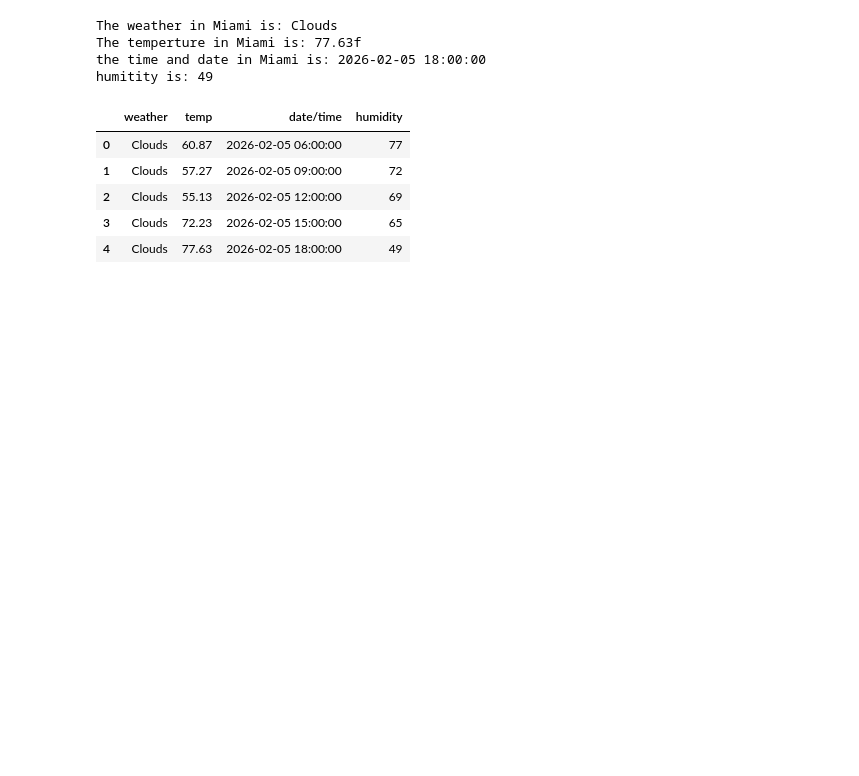
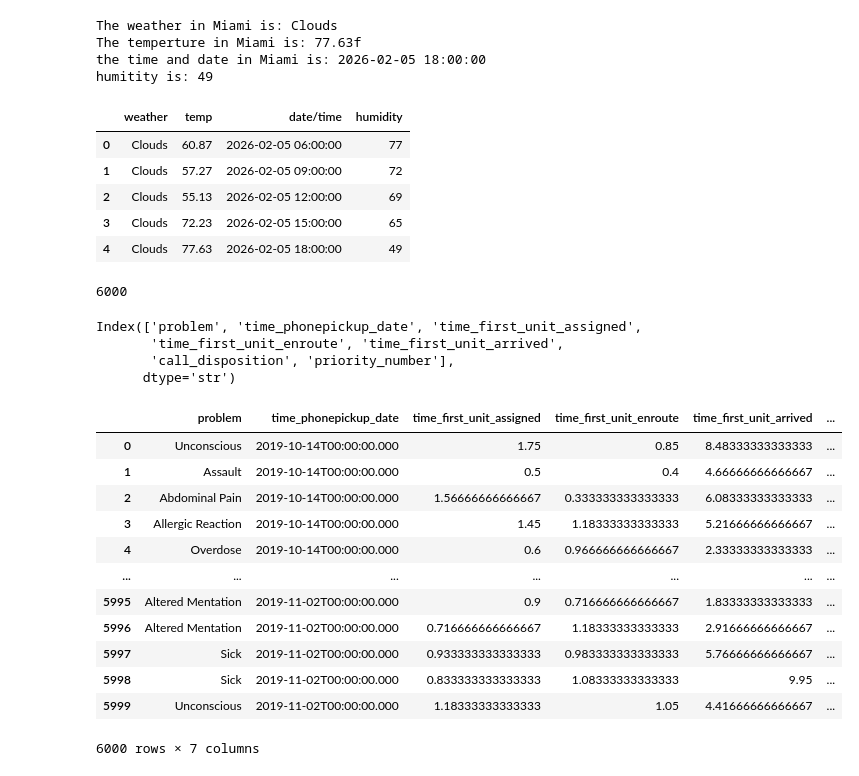
Before and after one commit to aetabid/practice_final, a Jupyter notebook: src/explore.ipynb, the cells around one changed output. Saved outputs shown, nothing was run; the diff lists cells and outputs as text; code cells hidden in the pictures; blank space fills up the shorter version.

```diff
--- a/src/explore.ipynb
+++ b/src/explore.ipynb
@@ -169,3 +236,34 @@ main_df.head()
 | 2 | Clouds | 55.13 | 2026-02-05 12:00:00 | 69 |
 | 3 | Clouds | 72.23 | 2026-02-05 15:00:00 | 65 |
 | 4 | Clouds | 77.63 | 2026-02-05 18:00:00 | 49 |
+# %%
+url = "https://data.austintexas.gov/resource/8mwi-dpdp.json"
+response = requests.get(url, params={"$limit": 6000})
+data = response.json()
+# %%
+df = pd.DataFrame(data)
+# %%
+print(len(df))
+df.columns
+# %% [output]
+6000
+Index(['problem', 'time_phonepickup_date', 'time_first_unit_assigned',
+       'time_first_unit_enroute', 'time_first_unit_arrived',
+       'call_disposition', 'priority_number'],
+      dtype='str')
+# %%
+df
+# %% [output]
+|  | problem | time_phonepickup_date | time_first_unit_assigned | time_first_unit_enroute | time_first_unit_arrived | ... |
+| 0 | Unconscious | 2019-10-14T00:00:00.000 | 1.75 | 0.85 | 8.48333333333333 | ... |
+| 1 | Assault | 2019-10-14T00:00:00.000 | 0.5 | 0.4 | 4.66666666666667 | ... |
+| 2 | Abdominal Pain | 2019-10-14T00:00:00.000 | 1.56666666666667 | 0.333333333333333 | 6.08333333333333 | ... |
+| 3 | Allergic Reaction | 2019-10-14T00:00:00.000 | 1.45 | 1.18333333333333 | 5.21666666666667 | ... |
+| 4 | Overdose | 2019-10-14T00:00:00.000 | 0.6 | 0.966666666666667 | 2.33333333333333 | ... |
+| ... | ... | ... | ... | ... | ... | ... |
+| 5995 | Altered Mentation | 2019-11-02T00:00:00.000 | 0.9 | 0.716666666666667 | 1.83333333333333 | ... |
+| 5996 | Altered Mentation | 2019-11-02T00:00:00.000 | 0.716666666666667 | 1.18333333333333 | 2.91666666666667 | ... |
+| 5997 | Sick | 2019-11-02T00:00:00.000 | 0.933333333333333 | 0.983333333333333 | 5.76666666666667 | ... |
+| 5998 | Sick | 2019-11-02T00:00:00.000 | 0.833333333333333 | 1.08333333333333 | 9.95 | ... |
+| 5999 | Unconscious | 2019-11-02T00:00:00.000 | 1.18333333333333 | 1.05 | 4.41666666666667 | ... |
+6000 rows × 7 columns
```
Also changed, not shown: parts of 12 cells of this notebook.
